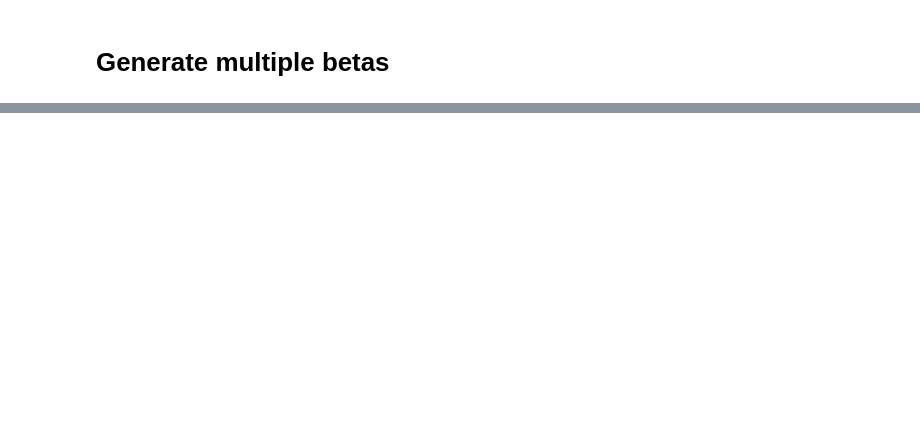
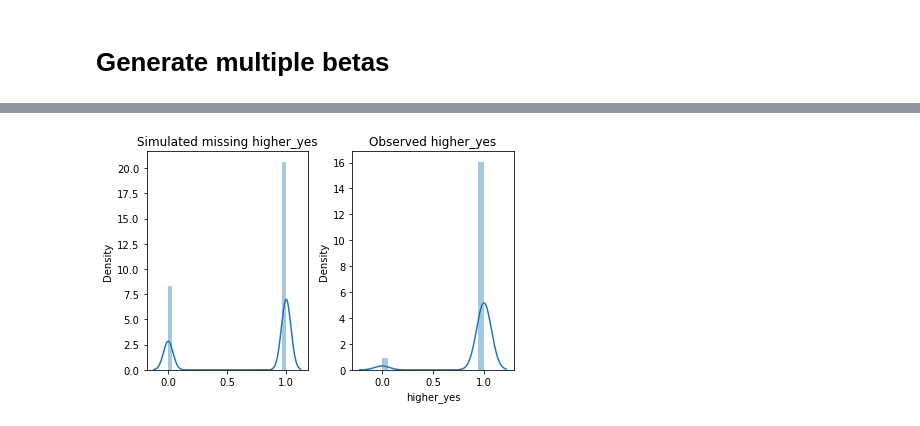
Before and after one commit to lbotti319/bayesian_math_scores, a Jupyter notebook: 03_MAR_Model.ipynb, the cells around one changed output, grey strips where cells are left out. Cells and saved outputs as stored; diff of their text form; code cells hidden in the pictures; blank space fills up the shorter version.

```diff
--- a/03_MAR_Model.ipynb
+++ b/03_MAR_Model.ipynb
@@ -141,0 +128,15 @@ results.shape
+# %%
+import seaborn as sns
+plt.subplot(121)
+sns.distplot(higher_yes_sim.flatten())
+plt.title(f'Simulated missing higher_yes')
+
+
+plt.subplot(122)
+sns.distplot(X.loc[:, "higher_yes"])
+plt.title(f'Observed higher_yes')
+plt.savefig('figures/MAR_0.1_higher_yes.png')
+
+plt.tight_layout()
+# %% [output]
+[figure, added]
```
Also changed, not shown: parts of 25 cells of this notebook, 1 other file.
